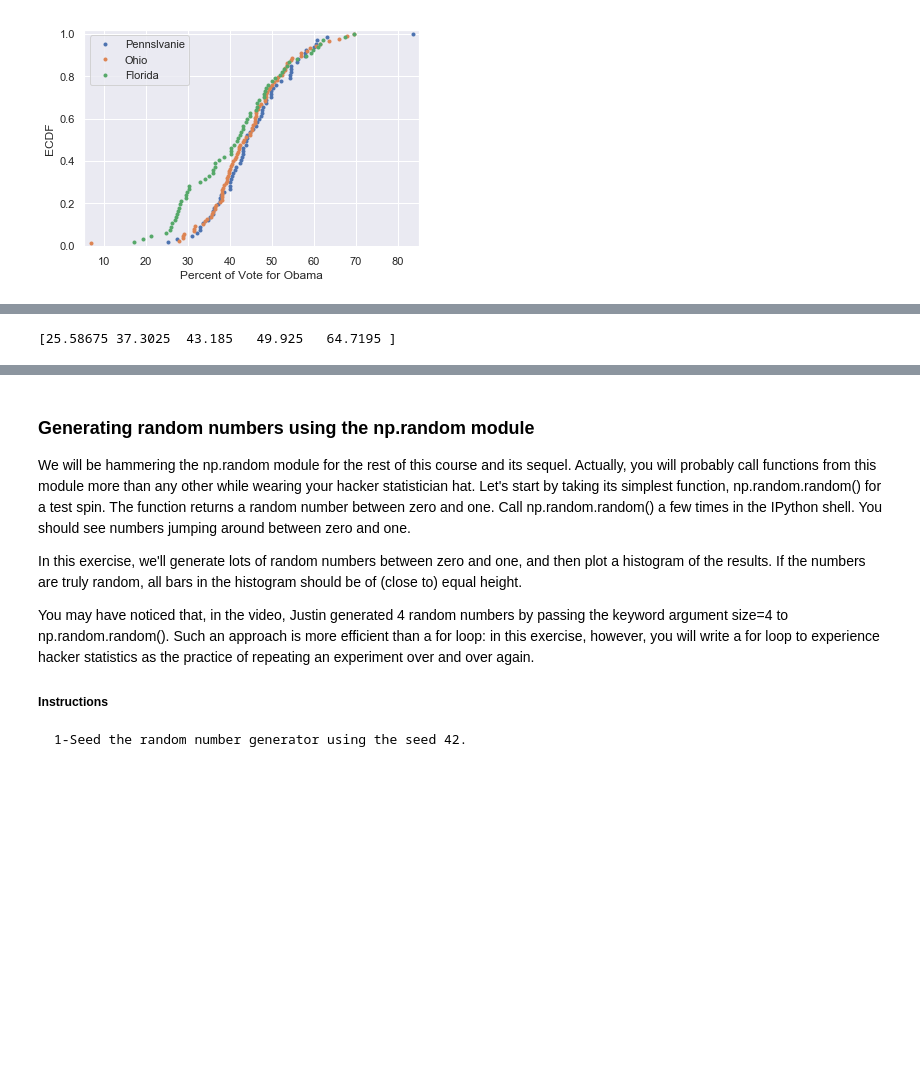
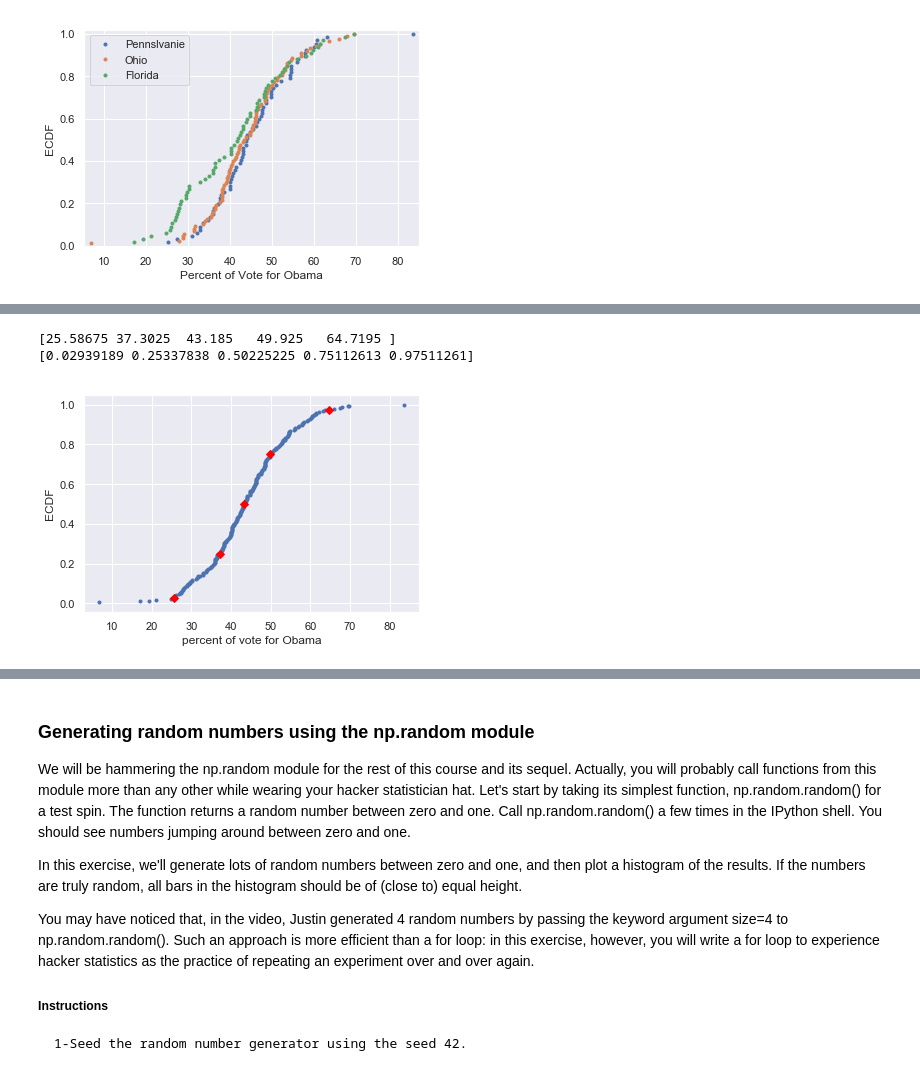
Before and after one commit to aysbt/DataCamp, a Jupyter notebook: Statistical_Thinking_in_Python_course_1.ipynb, the cells around one changed output, grey strips where cells are left out. Drawn from its saved outputs; the diff is of its cells as text; code cells hidden in the pictures; blank space fills up the shorter version.

```diff
--- a/Statistical_Thinking_in_Python_course_1.ipynb
+++ b/Statistical_Thinking_in_Python_course_1.ipynb
@@ -141,14 +164,20 @@ percentiles = np.array([2.5, 25, 50, 75, 97.5])
 per_vers_x = np.percentile(x, percentiles)
 per_vers_y = np.percentile(y, percentiles)
 print(per_vers_x)
+print(per_vers_y)
 # %% [output]
 [25.58675 37.3025  43.185   49.925   64.7195 ]
+[0.02939189 0.25337838 0.50225225 0.75112613 0.97511261]
 # %%
 x = np.sort(swing_state['dem_share'])
-y = np.arange(1, len(x) +1/len(x) )
+y = np.arange(1, len(x) +1) /len(x)
+percentiles = np.array([2.5, 25, 50, 75, 97.5])
+
 _ = plt.plot(x,y, marker ='.', linestyle='none')
 plt.xlabel('percent of vote for Obama')
 plt.ylabel('ECDF')
 
-_ = plt.plot(per_vers_x, per_vers_y, marker='D', color='red', linestyle ='none')
+_ = plt.plot(per_vers_x, percentiles/100, marker='D', color='red', linestyle ='none')
 plt.show()
+# %% [output]
+[figure, added]
```
Also changed, not shown: parts of 12 cells of this notebook.
